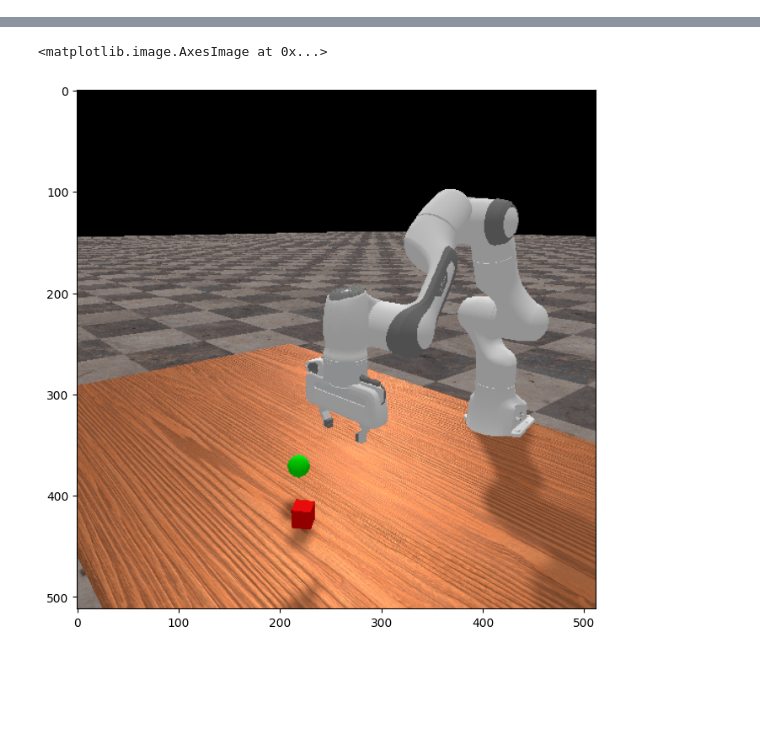
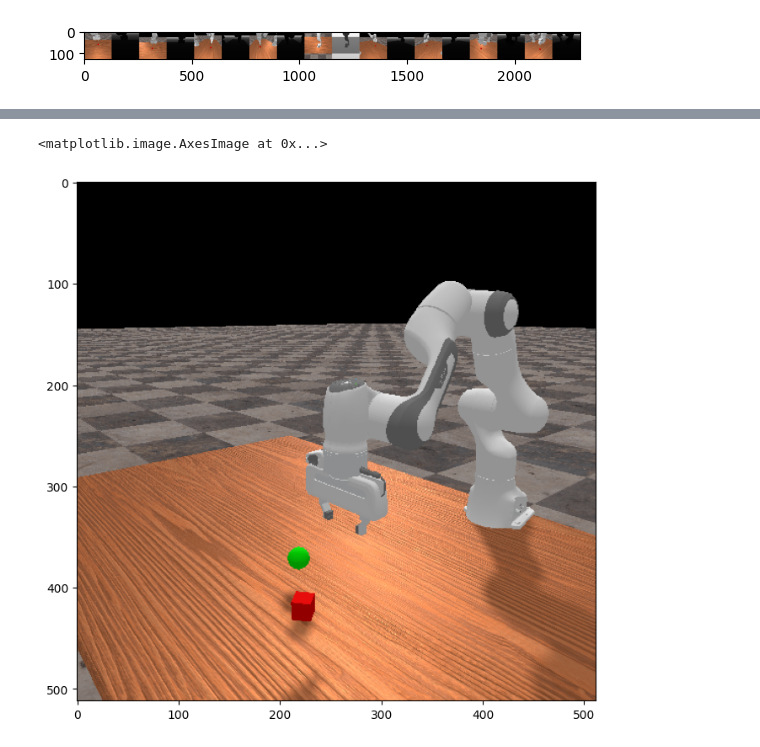
Before and after one commit to astonastonaston/ManiSkill, a Jupyter notebook: mstest.ipynb, the cells around one changed output, grey strips where cells are left out. Cells and saved outputs as stored; diff of their text form; code cells hidden in the pictures; blank space fills up the shorter version.

```diff
--- a/mstest.ipynb
+++ b/mstest.ipynb
@@ -5,3 +5,11 @@ from tqdm.notebook import tqdm
 import numpy as np
 import mani_skill.envs
 import matplotlib.pyplot as plt
+# %%
+import matplotlib.pyplot as plt
+env = gym.make("PickCube-v1", render_mode="sensors")
+env.reset()
+img = env.render()
+plt.imshow(img[0])
+plt.show()
+# %% [output]
@@ -8,3 +19,4 @@ import matplotlib.pyplot as plt
+[figure, added]
 # %%
 import torch
 
```
Also changed, not shown: parts of 8 cells of this notebook, 15 other files.
